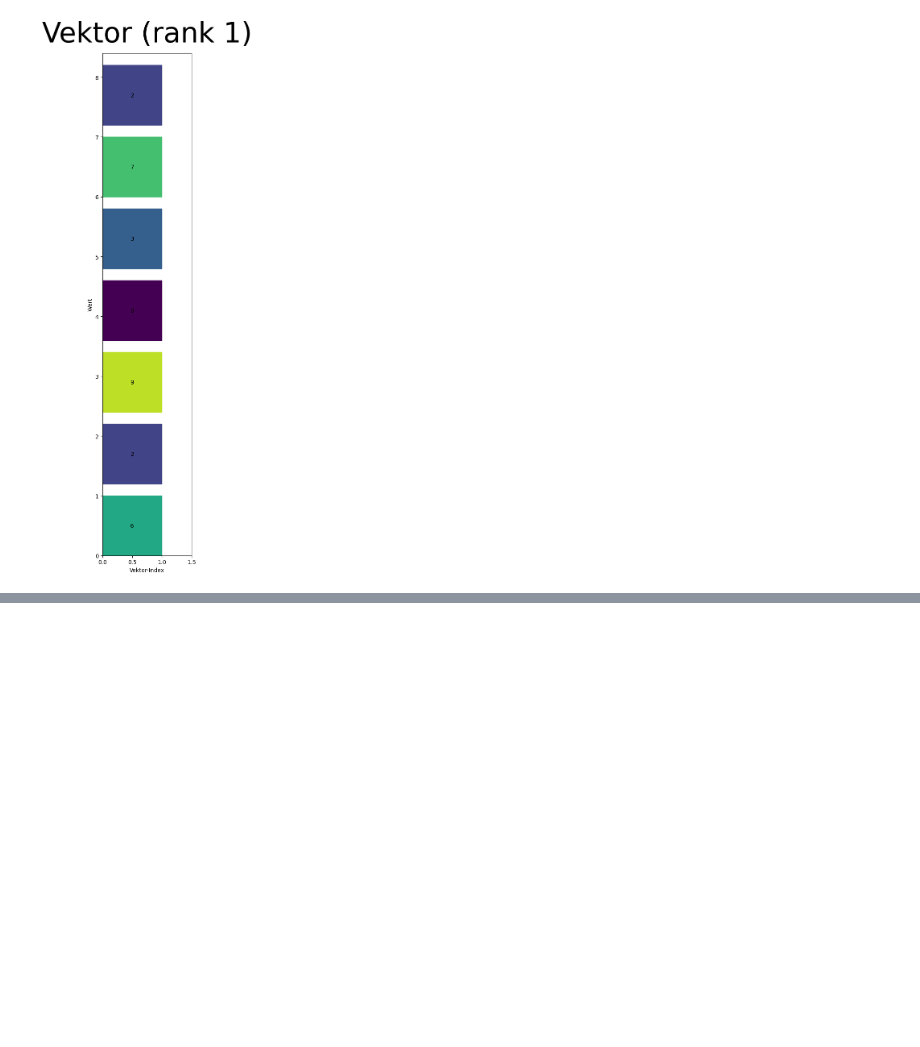
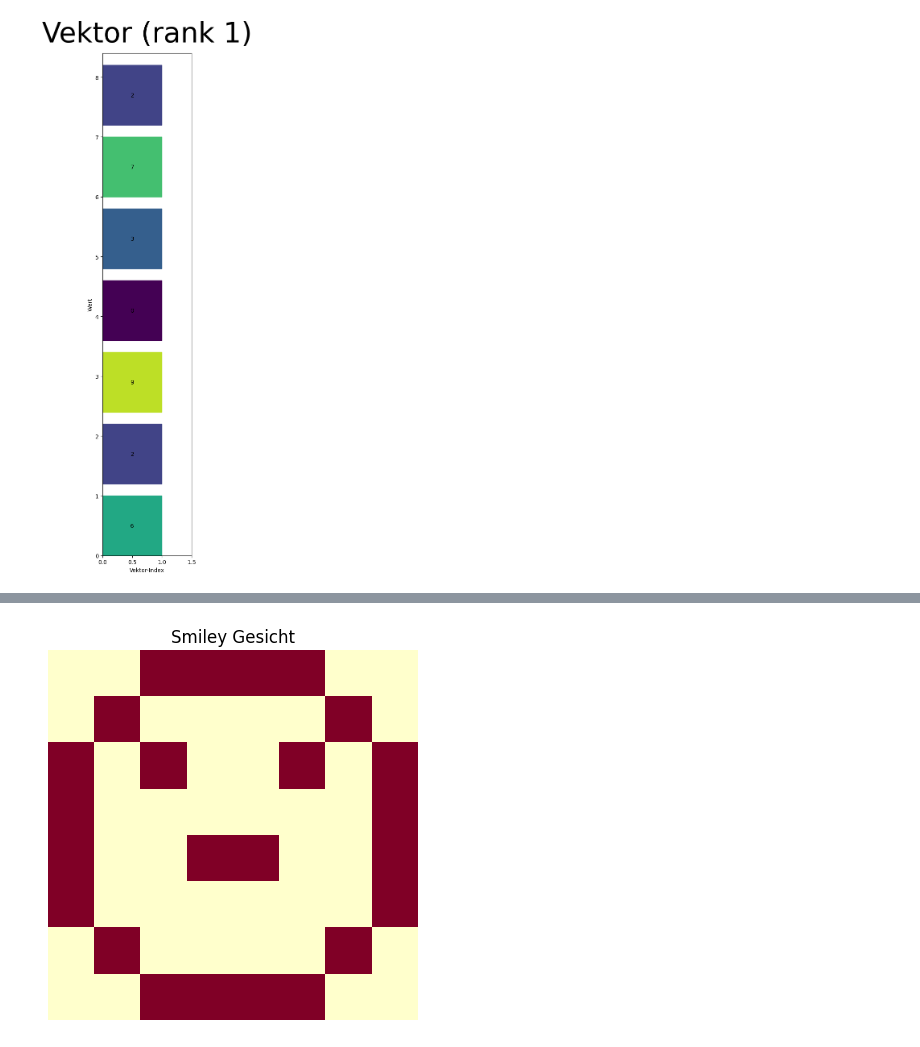
Before and after one commit to Peharge/Mathe-GFS, a Jupyter notebook: grfs.ipynb, the cells around one changed output, grey strips where cells are left out. Saved outputs shown, nothing was run; the diff lists cells and outputs as text; code cells hidden in the pictures; blank space fills up the shorter version.

```diff
--- a/grfs.ipynb
+++ b/grfs.ipynb
@@ -604,0 +605,23 @@ plot_vector(1)  # Ändere n für unterschiedliche Vektorlängen
+# %%
+import numpy as np
+import matplotlib.pyplot as plt
+
+# Erstellen eines 2D-Arrays für den Smiley
+smiley = np.array([
+    [0, 0, 1, 1, 1, 1, 0, 0],
+    [0, 1, 0, 0, 0, 0, 1, 0],
+    [1, 0, 1, 0, 0, 1, 0, 1],
+    [1, 0, 0, 0, 0, 0, 0, 1],
+    [1, 0, 0, 1, 1, 0, 0, 1],
+    [1, 0, 0, 0, 0, 0, 0, 1],
+    [0, 1, 0, 0, 0, 0, 1, 0],
+    [0, 0, 1, 1, 1, 1, 0, 0],
+])
+
+# Erstellen der Grafik
+plt.imshow(smiley, cmap="YlOrRd")  # Farbschema auswählen
+plt.title("Smiley Gesicht")        # Titel setzen
+plt.axis("off")                    # Achsen ausblenden
+plt.show()
+# %% [output]
+[figure, added]
```
Also changed, not shown: parts of 3 cells of this notebook, 3 other files.
